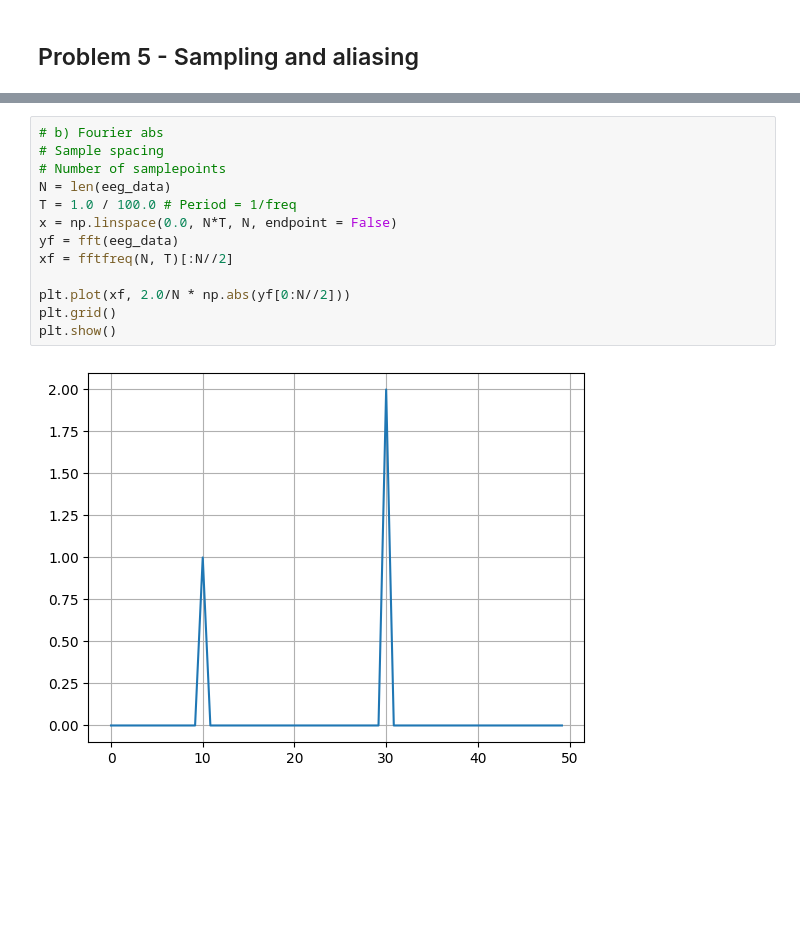
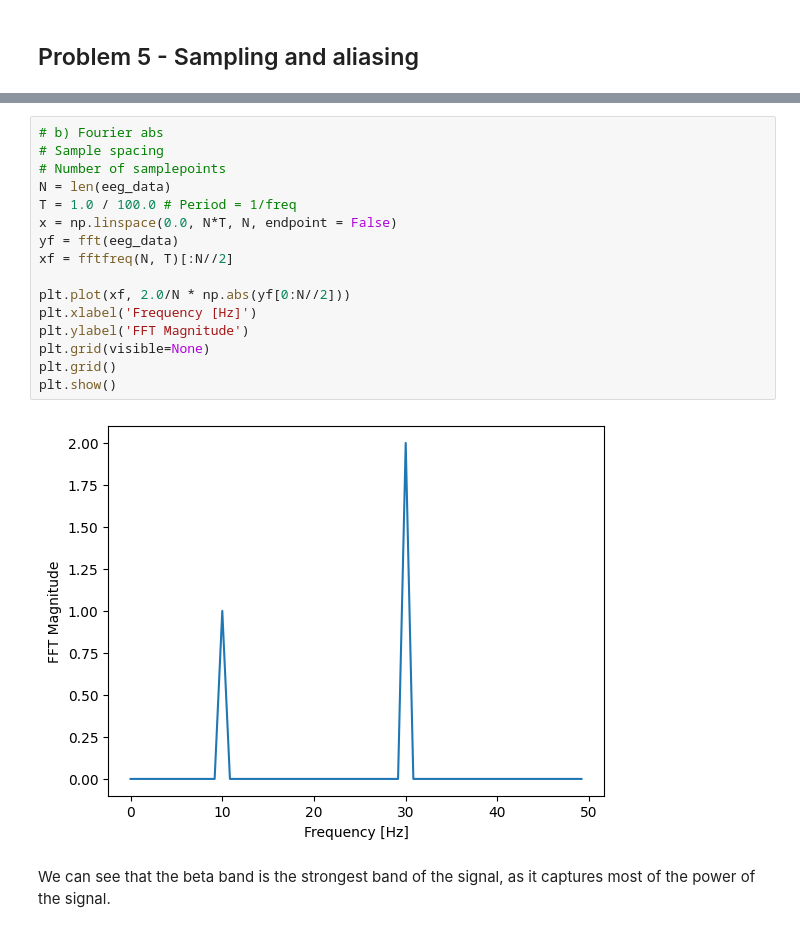
Before and after one commit to juanpbotero98/Homework-Repos, a Jupyter notebook: HW3/Problem_5.ipynb, the cells around one changed output, grey strips where cells are left out. Cells and saved outputs as stored; diff of their text form; blank space fills up the shorter version.

```diff
--- a/HW3/Problem_5.ipynb
+++ b/HW3/Problem_5.ipynb
@@ -38,18 +40,23 @@ Text(0, 0.5, 'Local Field Potential')
 # %%
 # b) Fourier abs
 # Sample spacing
 # Number of samplepoints
 N = len(eeg_data)
 T = 1.0 / 100.0 # Period = 1/freq
 x = np.linspace(0.0, N*T, N, endpoint = False)
 yf = fft(eeg_data)
 xf = fftfreq(N, T)[:N//2]
 
 plt.plot(xf, 2.0/N * np.abs(yf[0:N//2]))
+plt.xlabel('Frequency [Hz]')
+plt.ylabel('FFT Magnitude')
+plt.grid(visible=None)
 plt.grid()
 plt.show()
 # %% [output]
-[figure, old version]
+[figure, new version]
+# %% [markdown]
+We can see that the beta band is the strongest band of the signal, as it captures most of the power of the signal.
 # %%
 ## c)
 sub2_eeg = np.zeros((1,120))[0]
```
Also changed, not shown: parts of 5 cells of this notebook, 1 other file.
